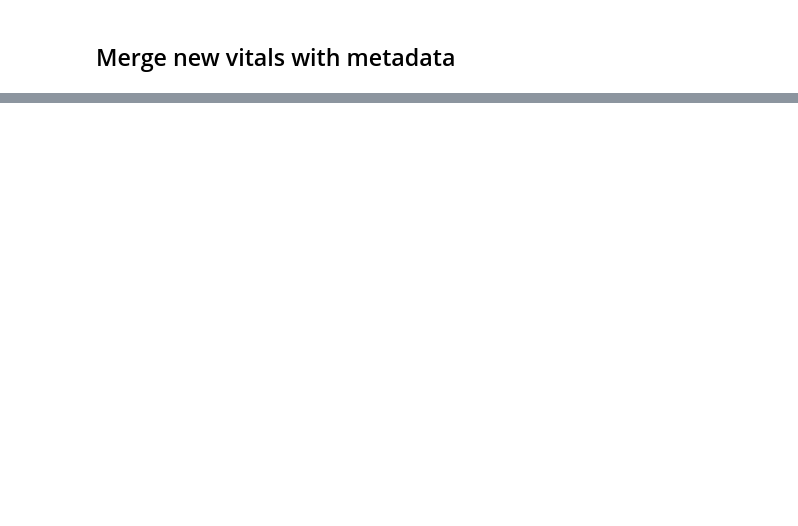
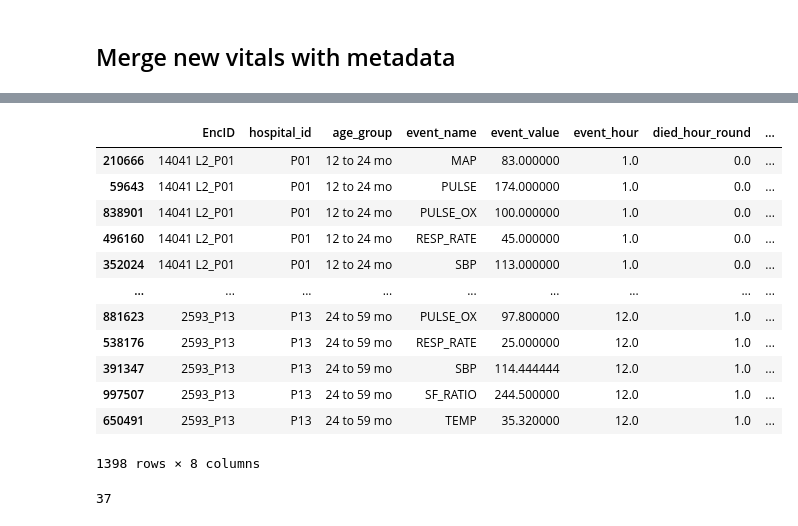
Before and after one commit to dyyjenny/Pediatric-Sepsis-Subtyping, a Jupyter notebook: data_cleaning.ipynb, the cells around one changed output, grey strips where cells are left out. Cells and saved outputs as stored; diff of their text form; code cells hidden in the pictures; blank space fills up the shorter version.

```diff
--- a/data_cleaning.ipynb
+++ b/data_cleaning.ipynb
@@ -288,0 +426,5 @@ new_df = new_df.sort_values(by=['hospital_id','age_group','EncID','event_hour','
+# %%
+# get those with event hours greater than death hour
+pd.set_option('display.max_rows', 10)
+dead_12hr_full = new_df[new_df['EncID'].isin(death_time_id['EncID'].tolist())]
+dead_12hr_full['event_after_death_time_diff'] = np.where((dead_12hr_full['event_hour'] > dead_12hr_full['died_hour_round']), dead_12hr_full['event_hour']-dead_12hr_full['died_hour_round'], 'NA')
@@ -288,0 +437,23 @@ new_df = new_df.sort_values(by=['hospital_id','age_group','EncID','event_hour','
+# %%
+# subsetting to only columns of interest
+event_after_death = dead_12hr_full[dead_12hr_full['event_after_death_time_diff']!='NA' ][['EncID','hospital_id','age_group','event_name','event_value','event_hour','died_hour_round','event_after_death_time_diff']]
+event_after_death
+# %% [output]
+|  | EncID | hospital_id | age_group | event_name | event_value | event_hour | died_hour_round | ... |
+| 210666 | 14041 L2_P01 | P01 | 12 to 24 mo | MAP | 83.000000 | 1.0 | 0.0 | ... |
+| 59643 | 14041 L2_P01 | P01 | 12 to 24 mo | PULSE | 174.000000 | 1.0 | 0.0 | ... |
+| 838901 | 14041 L2_P01 | P01 | 12 to 24 mo | PULSE_OX | 100.000000 | 1.0 | 0.0 | ... |
+| 496160 | 14041 L2_P01 | P01 | 12 to 24 mo | RESP_RATE | 45.000000 | 1.0 | 0.0 | ... |
+| 352024 | 14041 L2_P01 | P01 | 12 to 24 mo | SBP | 113.000000 | 1.0 | 0.0 | ... |
+| ... | ... | ... | ... | ... | ... | ... | ... | ... |
+| 881623 | 2593_P13 | P13 | 24 to 59 mo | PULSE_OX | 97.800000 | 12.0 | 1.0 | ... |
+| 538176 | 2593_P13 | P13 | 24 to 59 mo | RESP_RATE | 25.000000 | 12.0 | 1.0 | ... |
+| 391347 | 2593_P13 | P13 | 24 to 59 mo | SBP | 114.444444 | 12.0 | 1.0 | ... |
+| 997507 | 2593_P13 | P13 | 24 to 59 mo | SF_RATIO | 244.500000 | 12.0 | 1.0 | ... |
+| 650491 | 2593_P13 | P13 | 24 to 59 mo | TEMP | 35.320000 | 12.0 | 1.0 | ... |
+1398 rows × 8 columns
+# %%
+# number of patients who have events after death
+event_after_death['EncID'].nunique()
+# %% [output]
+37
```
Also changed, not shown: parts of 39 cells of this notebook, 2 other files.
